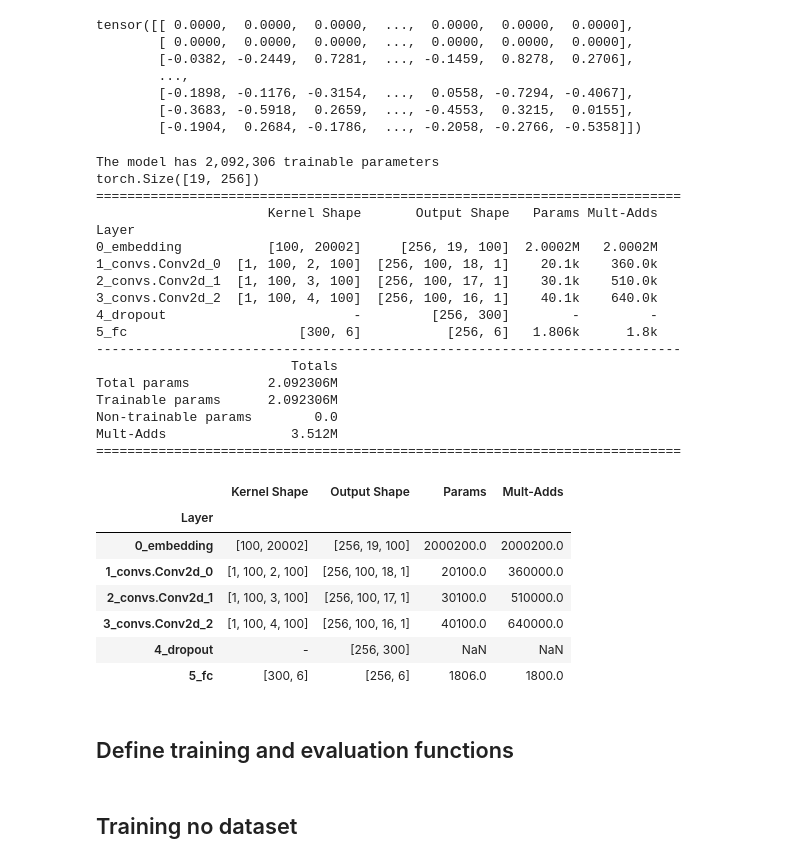
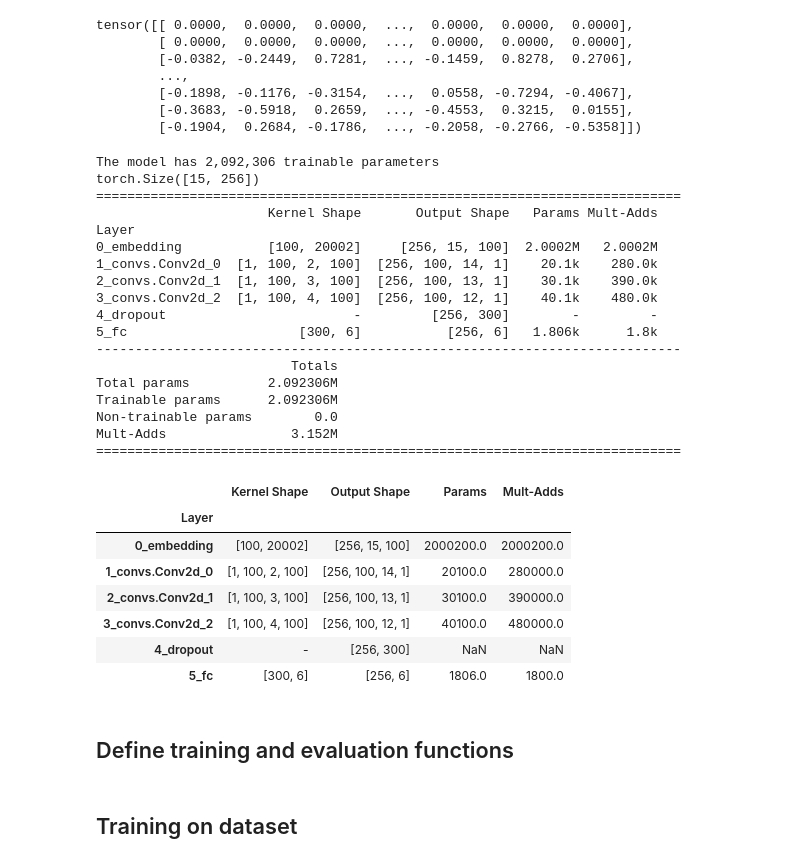
Before and after one commit to reneang17/deep-toxic-analysis, a Jupyter notebook: local/building_models/convolutional.ipynb, the cells around one changed output. Drawn from its saved outputs; the diff is of its cells as text; code cells hidden in the pictures.

Commit message:
Final local versions of lstm annd conv models

```diff
--- a/local/building_models/convolutional.ipynb
+++ b/local/building_models/convolutional.ipynb
@@ -35,7 +35,7 @@ torch.backends.cudnn.deterministic = True
 # Add padding to avoid having contributions which cannot be passed to the model
 def tokenizer(text):
     token = [t.text for t in spacy_en.tokenizer(text)]
-    for i in range(1, 7 ):
+    for i in range(1, 3 ):
         token.append('<PAD>')
     return token
 
@@ -177,42 +181,43 @@ tensor([[ 0.0000,  0.0000,  0.0000,  ...,  0.0000,  0.0000,  0.0000],
 # %%
 
 def count_parameters(model):
     return sum(p.numel() for p in model.parameters() if p.requires_grad)
 
 print(f'The model has {count_parameters(model):,} trainable parameters')
-
+counter = 0
 for i in train_iterator:
     aux=i
-    break
+    counter+=1
+    if counter == 1: break
 
 from torchsummaryX import summary
 print(aux.comment_text.size())
 summary(model, aux.comment_text )
 # %% [output]
 The model has 2,092,306 trainable parameters
-torch.Size([19, 256])
+torch.Size([15, 256])
 ===========================================================================
                       Kernel Shape       Output Shape   Params Mult-Adds
 Layer
-0_embedding           [100, 20002]     [256, 19, 100]  2.0002M   2.0002M
-1_convs.Conv2d_0  [1, 100, 2, 100]  [256, 100, 18, 1]    20.1k    360.0k
-2_convs.Conv2d_1  [1, 100, 3, 100]  [256, 100, 17, 1]    30.1k    510.0k
-3_convs.Conv2d_2  [1, 100, 4, 100]  [256, 100, 16, 1]    40.1k    640.0k
+0_embedding           [100, 20002]     [256, 15, 100]  2.0002M   2.0002M
+1_convs.Conv2d_0  [1, 100, 2, 100]  [256, 100, 14, 1]    20.1k    280.0k
+2_convs.Conv2d_1  [1, 100, 3, 100]  [256, 100, 13, 1]    30.1k    390.0k
+3_convs.Conv2d_2  [1, 100, 4, 100]  [256, 100, 12, 1]    40.1k    480.0k
 4_dropout                        -         [256, 300]        -         -
 5_fc                      [300, 6]           [256, 6]   1.806k      1.8k
 ---------------------------------------------------------------------------
                          Totals
 Total params          2.092306M
 Trainable params      2.092306M
 Non-trainable params        0.0
-Mult-Adds                3.512M
+Mult-Adds                3.152M
 ===========================================================================
 |  | Kernel Shape | Output Shape | Params | Mult-Adds |
 | Layer |  |  |  |  |
-| 0_embedding | [100, 20002] | [256, 19, 100] | 2000200.0 | 2000200.0 |
-| 1_convs.Conv2d_0 | [1, 100, 2, 100] | [256, 100, 18, 1] | 20100.0 | 360000.0 |
-| 2_convs.Conv2d_1 | [1, 100, 3, 100] | [256, 100, 17, 1] | 30100.0 | 510000.0 |
-| 3_convs.Conv2d_2 | [1, 100, 4, 100] | [256, 100, 16, 1] | 40100.0 | 640000.0 |
+| 0_embedding | [100, 20002] | [256, 15, 100] | 2000200.0 | 2000200.0 |
+| 1_convs.Conv2d_0 | [1, 100, 2, 100] | [256, 100, 14, 1] | 20100.0 | 280000.0 |
+| 2_convs.Conv2d_1 | [1, 100, 3, 100] | [256, 100, 13, 1] | 30100.0 | 390000.0 |
+| 3_convs.Conv2d_2 | [1, 100, 4, 100] | [256, 100, 12, 1] | 40100.0 | 480000.0 |
 | 4_dropout | - | [256, 300] | NaN | NaN |
 | 5_fc | [300, 6] | [256, 6] | 1806.0 | 1800.0 |
 # %%
@@ -304,7 +309,7 @@ def print_metrics(pred, labels, thre= 0.5):
      'f1': f1_scores,
      'roc_auc': roc_auc_scores})
 # %% [markdown]
-## Training no dataset
+## Training on dataset
 # %%
 import time
 
```
Also changed, not shown: parts of 27 cells of this notebook.
